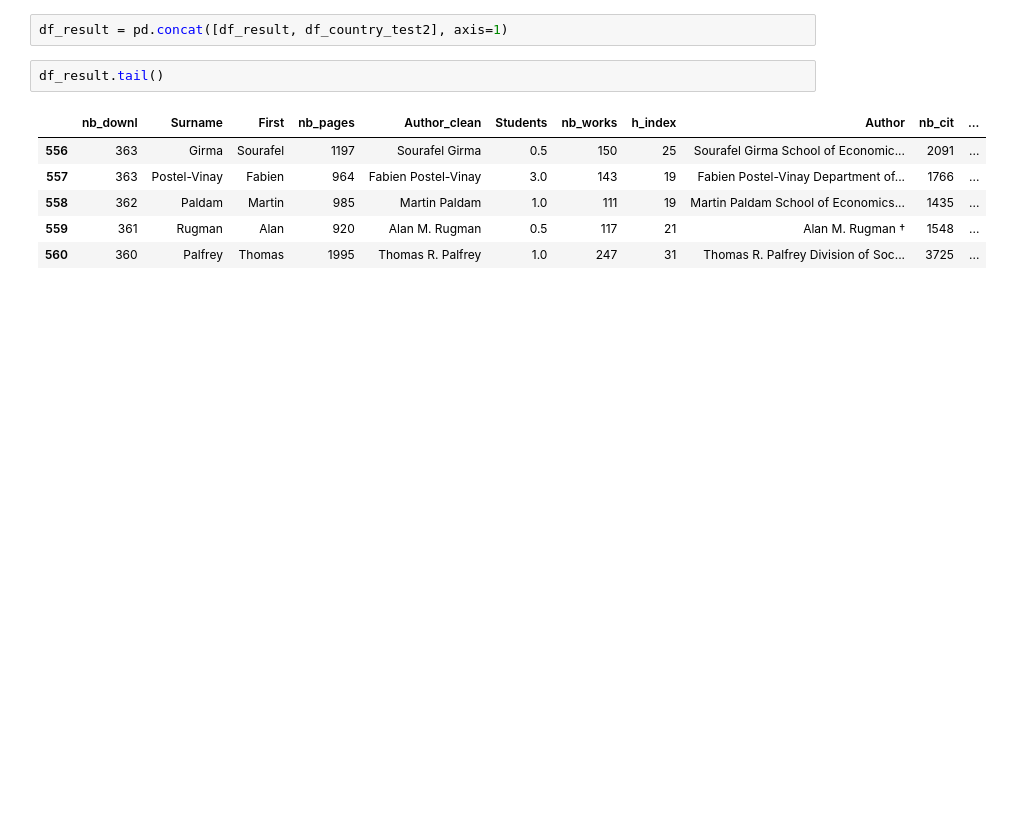
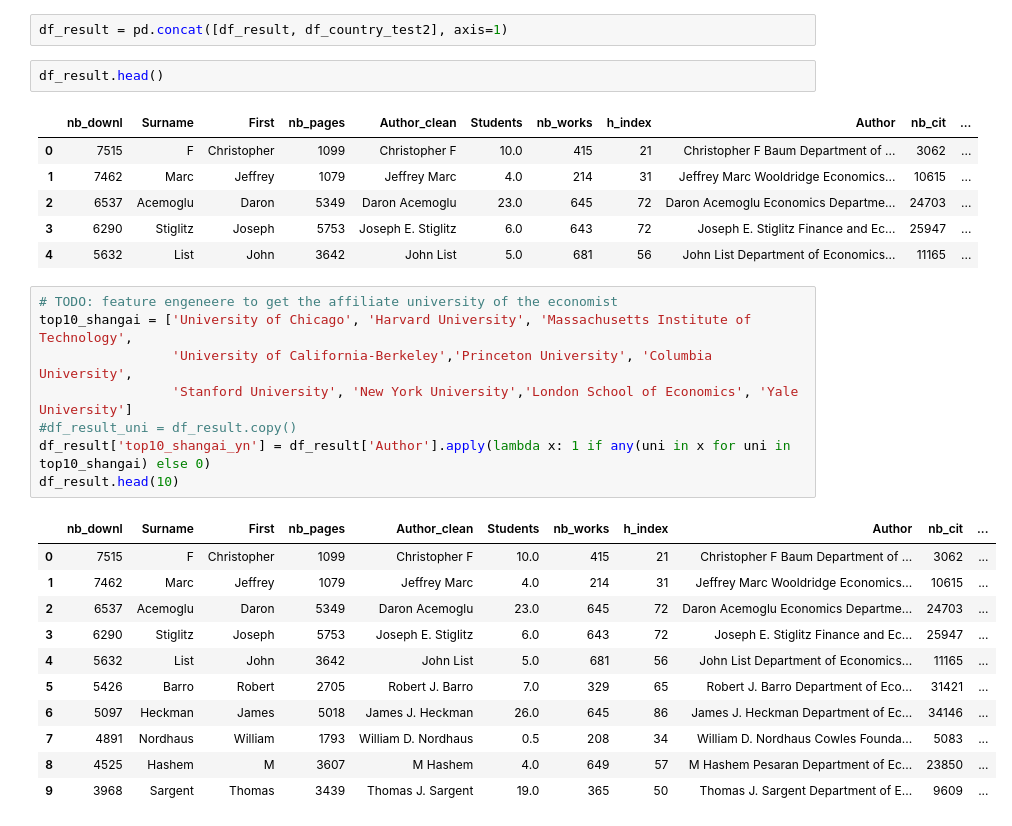
Before and after one commit to imrane-boucher/ds_proj_nobel_winner, a Jupyter notebook: data_cleaning.ipynb, the cells around one changed output. Saved outputs shown, nothing was run; the diff lists cells and outputs as text; blank space fills up the shorter version.

```diff
--- a/data_cleaning.ipynb
+++ b/data_cleaning.ipynb
@@ -484,11 +422,31 @@ Name: Country, Length: 561, dtype: object
 # %%
 df_result = pd.concat([df_result, df_country_test2], axis=1)
 # %%
-df_result.tail()
+df_result.head()
 # %% [output]
 |  | nb_downl | Surname | First | nb_pages | Author_clean | Students | nb_works | h_index | Author | nb_cit | ... |
-| 556 | 363 | Girma | Sourafel | 1197 | Sourafel Girma | 0.5 | 150 | 25 | Sourafel Girma School of Economic... | 2091 | ... |
-| 557 | 363 | Postel-Vinay | Fabien | 964 | Fabien Postel-Vinay | 3.0 | 143 | 19 | Fabien Postel-Vinay Department of... | 1766 | ... |
-| 558 | 362 | Paldam | Martin | 985 | Martin Paldam | 1.0 | 111 | 19 | Martin Paldam School of Economics... | 1435 | ... |
-| 559 | 361 | Rugman | Alan | 920 | Alan M. Rugman | 0.5 | 117 | 21 | Alan M. Rugman † | 1548 | ... |
-| 560 | 360 | Palfrey | Thomas | 1995 | Thomas R. Palfrey | 1.0 | 247 | 31 | Thomas R. Palfrey Division of Soc... | 3725 | ... |
+| 0 | 7515 | F | Christopher | 1099 | Christopher F | 10.0 | 415 | 21 | Christopher F Baum Department of ... | 3062 | ... |
+| 1 | 7462 | Marc | Jeffrey | 1079 | Jeffrey Marc | 4.0 | 214 | 31 | Jeffrey Marc Wooldridge Economics... | 10615 | ... |
+| 2 | 6537 | Acemoglu | Daron | 5349 | Daron Acemoglu | 23.0 | 645 | 72 | Daron Acemoglu Economics Departme... | 24703 | ... |
+| 3 | 6290 | Stiglitz | Joseph | 5753 | Joseph E. Stiglitz | 6.0 | 643 | 72 | Joseph E. Stiglitz Finance and Ec... | 25947 | ... |
+| 4 | 5632 | List | John | 3642 | John List | 5.0 | 681 | 56 | John List Department of Economics... | 11165 | ... |
+# %%
+# TODO: feature engeneere to get the affiliate university of the economist
+top10_shangai = ['University of Chicago', 'Harvard University', 'Massachusetts Institute of Technology',
+                 'University of California-Berkeley','Princeton University', 'Columbia University',
+                 'Stanford University', 'New York University','London School of Economics', 'Yale University']
+#df_result_uni = df_result.copy()
+df_result['top10_shangai_yn'] = df_result['Author'].apply(lambda x: 1 if any(uni in x for uni in top10_shangai) else 0)
+df_result.head(10)
+# %% [output]
+|  | nb_downl | Surname | First | nb_pages | Author_clean | Students | nb_works | h_index | Author | nb_cit | ... |
+| 0 | 7515 | F | Christopher | 1099 | Christopher F | 10.0 | 415 | 21 | Christopher F Baum Department of ... | 3062 | ... |
+| 1 | 7462 | Marc | Jeffrey | 1079 | Jeffrey Marc | 4.0 | 214 | 31 | Jeffrey Marc Wooldridge Economics... | 10615 | ... |
+| 2 | 6537 | Acemoglu | Daron | 5349 | Daron Acemoglu | 23.0 | 645 | 72 | Daron Acemoglu Economics Departme... | 24703 | ... |
+| 3 | 6290 | Stiglitz | Joseph | 5753 | Joseph E. Stiglitz | 6.0 | 643 | 72 | Joseph E. Stiglitz Finance and Ec... | 25947 | ... |
+| 4 | 5632 | List | John | 3642 | John List | 5.0 | 681 | 56 | John List Department of Economics... | 11165 | ... |
+| 5 | 5426 | Barro | Robert | 2705 | Robert J. Barro | 7.0 | 329 | 65 | Robert J. Barro Department of Eco... | 31421 | ... |
+| 6 | 5097 | Heckman | James | 5018 | James J. Heckman | 26.0 | 645 | 86 | James J. Heckman Department of Ec... | 34146 | ... |
+| 7 | 4891 | Nordhaus | William | 1793 | William D. Nordhaus | 0.5 | 208 | 34 | William D. Nordhaus Cowles Founda... | 5083 | ... |
+| 8 | 4525 | Hashem | M | 3607 | M Hashem | 4.0 | 649 | 57 | M Hashem Pesaran Department of Ec... | 23850 | ... |
+| 9 | 3968 | Sargent | Thomas | 3439 | Thomas J. Sargent | 19.0 | 365 | 50 | Thomas J. Sargent Department of E... | 9609 | ... |
```
Also changed, not shown: parts of 34 cells of this notebook, 2 other files.
